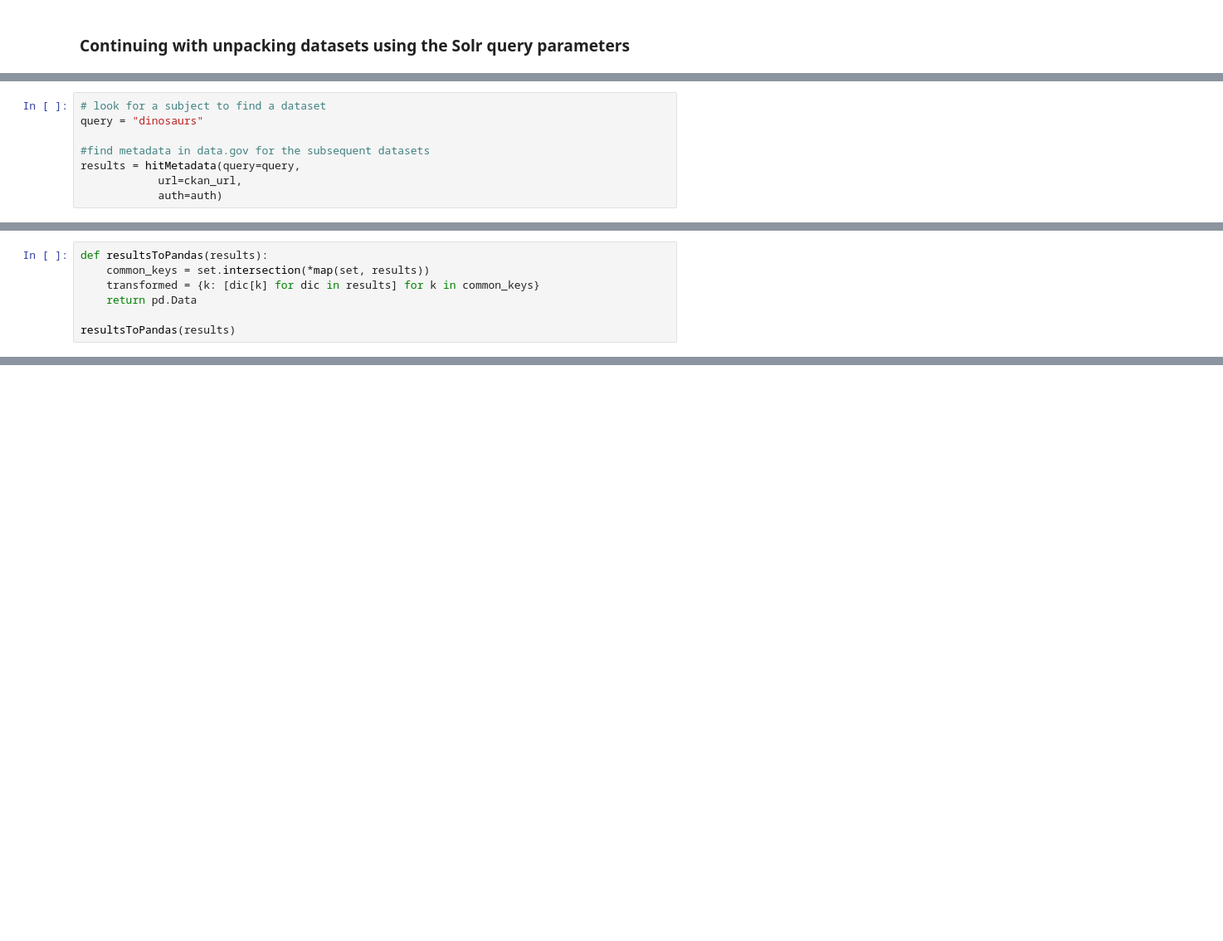
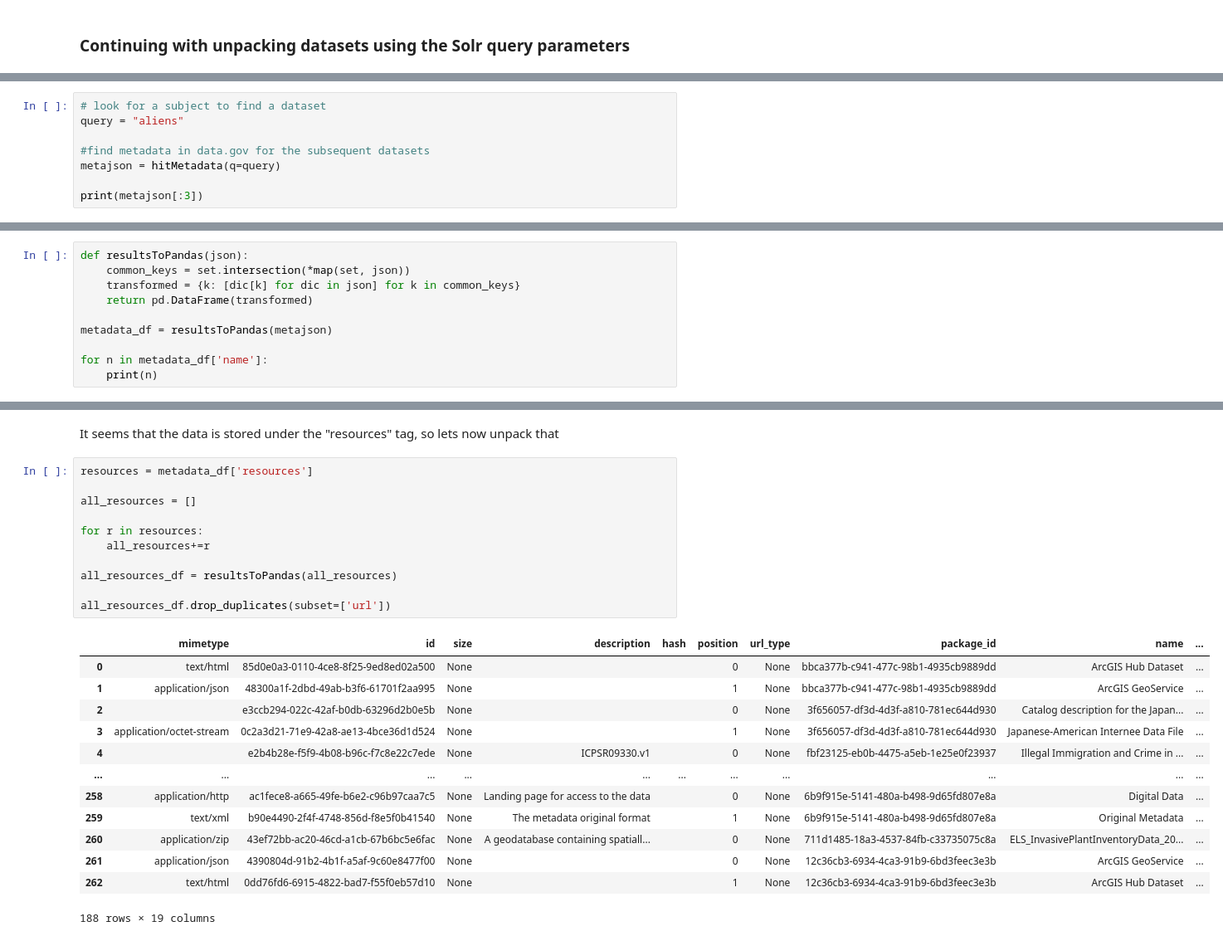
Before and after one commit to trma2416/optimization-workbench, a Jupyter notebook: ckan-handler/ckan-api-browser.ipynb, the cells around one changed output, grey strips where cells are left out. Shown at 83% size. Drawn from its saved outputs; the diff is of its cells as text; blank space fills up the shorter version.

Commit message:
Finally finished a metadata scraper! Next step is to create a generic engine to hit a majority of apis in the database...

```diff
--- a/ckan-handler/ckan-api-browser.ipynb
+++ b/ckan-handler/ckan-api-browser.ipynb
@@ -145,9 +142,9 @@ def hitMetadata(query, **kwargs):
 # %%
 # look for a subject to find a dataset
-query = "dinosaurs"
+query = "aliens"
 
 #find metadata in data.gov for the subsequent datasets
-results = hitMetadata(query=query,
-            url=ckan_url,
-            auth=auth)
+metajson = hitMetadata(q=query)
+
+print(metajson[:3])
 # %% [output]
@@ -156,8 +158,11 @@ q=dinosaurs&rows=15&wt=python
 # %%
-def resultsToPandas(results):
-    common_keys = set.intersection(*map(set, results))
-    transformed = {k: [dic[k] for dic in results] for k in common_keys}
-    return pd.Data
+def resultsToPandas(json):
+    common_keys = set.intersection(*map(set, json))
+    transformed = {k: [dic[k] for dic in json] for k in common_keys}
+    return pd.DataFrame(transformed)
 
-resultsToPandas(results)
+metadata_df = resultsToPandas(metajson)
+
+for n in metadata_df['name']:
+    print(n)
 # %% [output]
@@ -164,0 +186,27 @@ resultsToPandas(results)
+# %% [markdown]
+It seems that the data is stored under the "resources" tag, so lets now unpack that
+# %%
+resources = metadata_df['resources']
+
+all_resources = []
+
+for r in resources:
+    all_resources+=r
+
+all_resources_df = resultsToPandas(all_resources)
+
+all_resources_df.drop_duplicates(subset=['url'])
+# %% [output]
+|  | mimetype | id | size | description | hash | position | url_type | package_id | name | ... |
+| 0 | text/html | 85d0e0a3-0110-4ce8-8f25-9ed8ed02a500 | None |  |  | 0 | None | bbca377b-c941-477c-98b1-4935cb9889dd | ArcGIS Hub Dataset | ... |
+| 1 | application/json | 48300a1f-2dbd-49ab-b3f6-61701f2aa995 | None |  |  | 1 | None | bbca377b-c941-477c-98b1-4935cb9889dd | ArcGIS GeoService | ... |
+| 2 |  | e3ccb294-022c-42af-b0db-63296d2b0e5b | None |  |  | 0 | None | 3f656057-df3d-4d3f-a810-781ec644d930 | Catalog description for the Japan... | ... |
+| 3 | application/octet-stream | 0c2a3d21-71e9-42a8-ae13-4bce36d1d524 | None |  |  | 1 | None | 3f656057-df3d-4d3f-a810-781ec644d930 | Japanese-American Internee Data File | ... |
+| 4 |  | e2b4b28e-f5f9-4b08-b96c-f7c8e22c7ede | None | ICPSR09330.v1 |  | 0 | None | fbf23125-eb0b-4475-a5eb-1e25e0f23937 | Illegal Immigration and Crime in ... | ... |
+| ... | ... | ... | ... | ... | ... | ... | ... | ... | ... | ... |
+| 258 | application/http | ac1fece8-a665-49fe-b6e2-c96b97caa7c5 | None | Landing page for access to the data |  | 0 | None | 6b9f915e-5141-480a-b498-9d65fd807e8a | Digital Data | ... |
+| 259 | text/xml | b90e4490-2f4f-4748-856d-f8e5f0b41540 | None | The metadata original format |  | 1 | None | 6b9f915e-5141-480a-b498-9d65fd807e8a | Original Metadata | ... |
+| 260 | application/zip | 43ef72bb-ac20-46cd-a1cb-67b6bc5e6fac | None | A geodatabase containing spatiall... |  | 0 | None | 711d1485-18a3-4537-84fb-c33735075c8a | ELS_InvasivePlantInventoryData_20... | ... |
+| 261 | application/json | 4390804d-91b2-4b1f-a5af-9c60e8477f00 | None |  |  | 0 | None | 12c36cb3-6934-4ca3-91b9-6bd3feec3e3b | ArcGIS GeoService | ... |
+| 262 | text/html | 0dd76fd6-6915-4822-bad7-f55f0eb57d10 | None |  |  | 1 | None | 12c36cb3-6934-4ca3-91b9-6bd3feec3e3b | ArcGIS Hub Dataset | ... |
+188 rows × 19 columns
```
Also changed, not shown: parts of 7 cells of this notebook.
